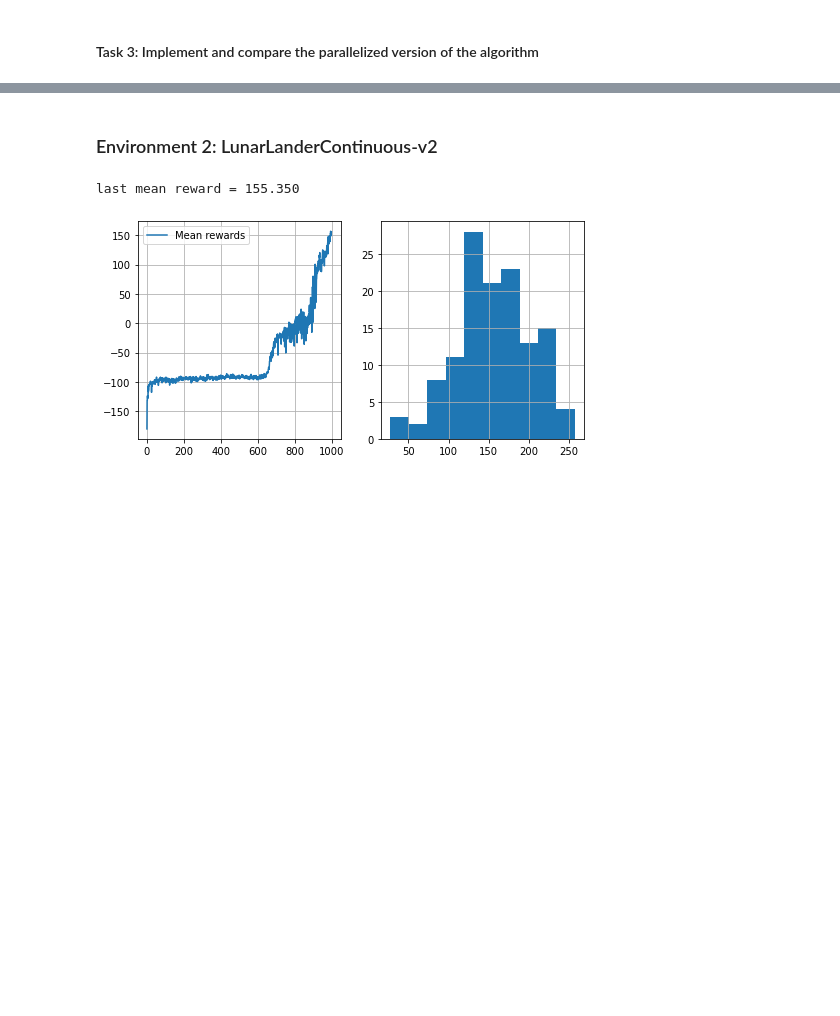
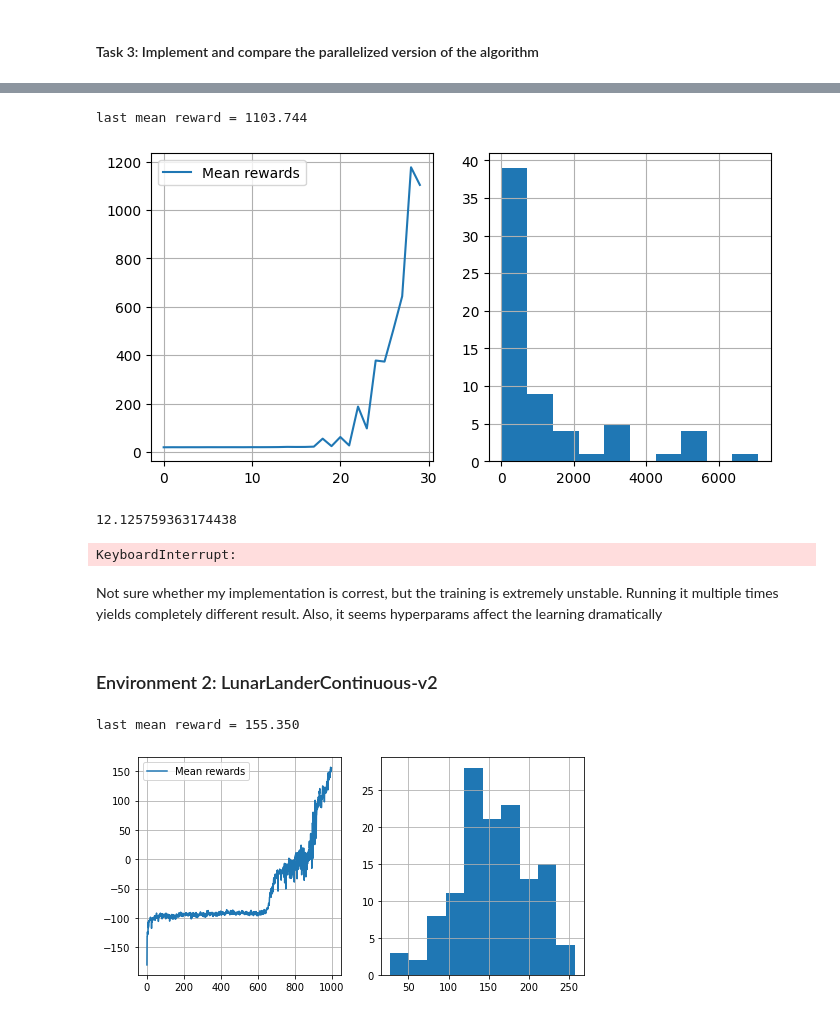
Before and after one commit to galthran-wq/Practical_RL, a Jupyter notebook: week01_intro/seminar-es-task.ipynb, the cells around one changed output, grey strips where cells are left out. Drawn from its saved outputs; the diff is of its cells as text; code cells hidden in the pictures; blank space fills up the shorter version.

```diff
--- a/week01_intro/seminar-es-task.ipynb
+++ b/week01_intro/seminar-es-task.ipynb
@@ -310,3 +371,25 @@ last mean reward = 353.210
+# %%
+# Parallelizing samles doesn't seem to affect the perfomance very much
+model = MLPPolicy(n_states, n_actions)
+algorithm = ParallelSamplesEvolutionManager(
+    get_env_function=get_env_function,
+    model=model,
+    # lr=0.005,
+    std=0.05
+)
+
+for i in range(1500):
+    t = time.time()
+    algorithm.step()
+    print(time.time() - t)
+# %% [output]
+last mean reward = 1103.744
+[figure, added]
+12.125759363174438
+KeyboardInterrupt:
+# %% [markdown]
+Not sure whether my implementation is correst, but the training is extremely unstable. Running it multiple times yields completely different result.
+Also, it seems hyperparams affect the learning dramatically
 # %% [markdown]
 ### Environment 2: LunarLanderContinuous-v2
 # %%
```
Also changed, not shown: parts of 19 cells of this notebook, 4 other files.
